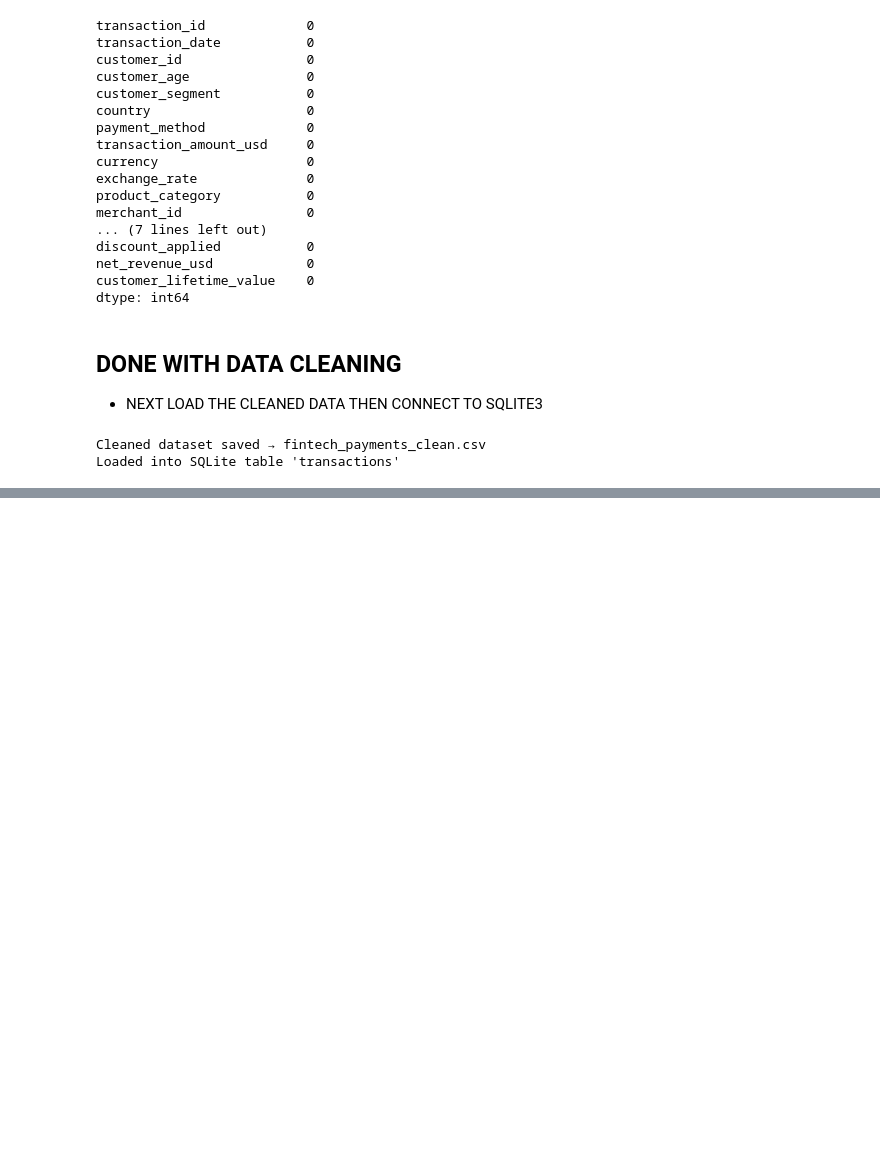
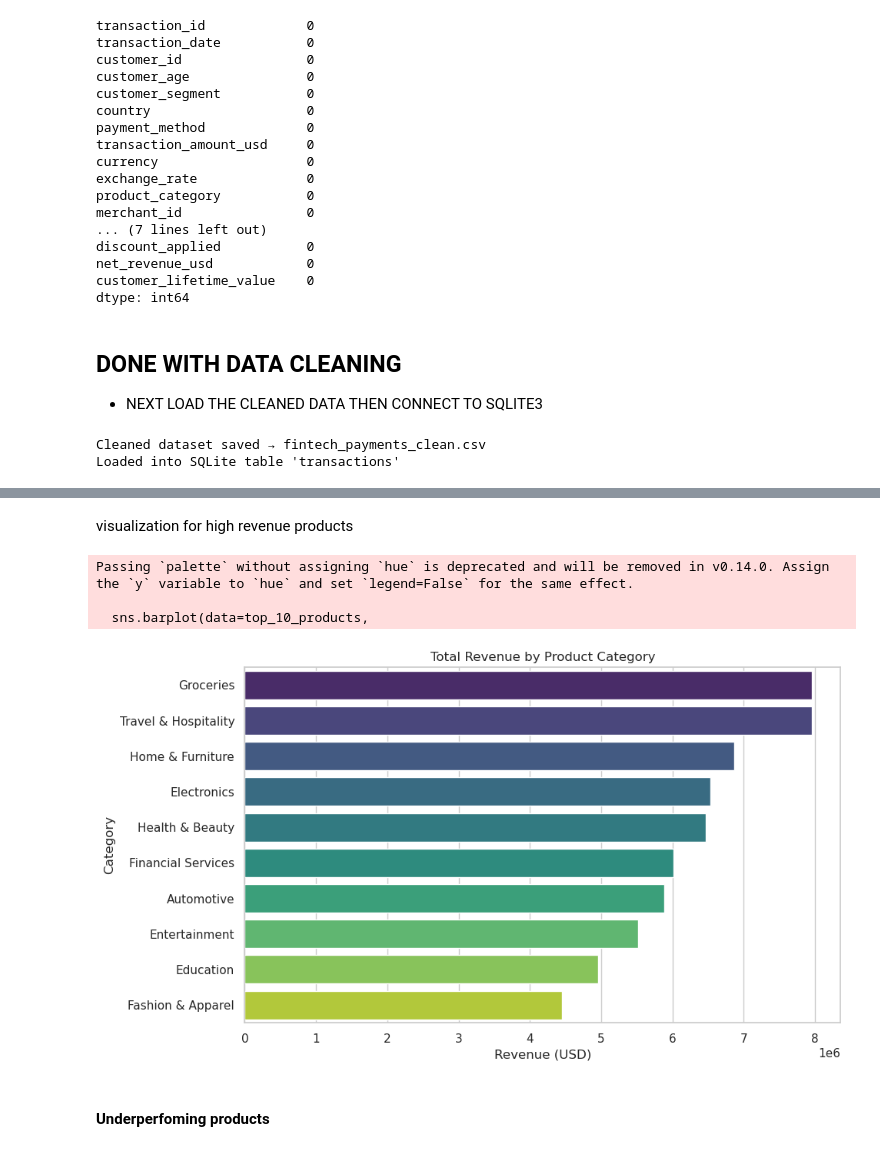
Before and after one commit to tracyvuleze2-sketch/GLOBAL_FINTECH_PROJECT, a Jupyter notebook: FinTech_Project.ipynb, the cells around one changed output, grey strips where cells are left out. Saved outputs shown, nothing was run; the diff lists cells and outputs as text; code cells hidden in the pictures; blank space fills up the shorter version.

```diff
--- a/FinTech_Project.ipynb
+++ b/FinTech_Project.ipynb
@@ -593,0 +706,12 @@ df1.tail(10)
+# %%
+df_high_revenue_products=pd.read_sql("""
+SELECT
+    product_category,
+    SUM(net_revenue_usd) AS total_revenue,
+    COUNT(transaction_id) AS total_volume,
+    SUM(net_revenue_usd) / COUNT(transaction_id) AS avg_transaction_value
+FROM transactions
+GROUP BY product_category
+ORDER BY total_revenue DESC
+""",conn)
+df_high_revenue_products.head(10)
@@ -593,0 +730,25 @@ df1.tail(10)
+# %% [markdown]
+visualization for high revenue products
+# %%
+import seaborn as sns
+import matplotlib.pyplot as plt
+
+plt.figure(figsize=(10, 6))
+# We sort by total_revenue to make the ranking clear
+top_10_products = df_high_revenue_products.head(10)
+sns.barplot(data=top_10_products,
+            x='total_revenue',
+            y='product_category',
+            palette='viridis')
+
+plt.title('Total Revenue by Product Category')
+plt.xlabel('Revenue (USD)')
+plt.ylabel('Category')
+plt.show()
+# %% [output]
+Passing `palette` without assigning `hue` is deprecated and will be removed in v0.14.0. Assign the `y` variable to `hue` and set `legend=False` for the same effect.
+
+  sns.barplot(data=top_10_products,
+[figure, added]
+# %% [markdown]
+####  Underperfoming products
```
Also changed, not shown: parts of 44 cells of this notebook, 2 other files.
